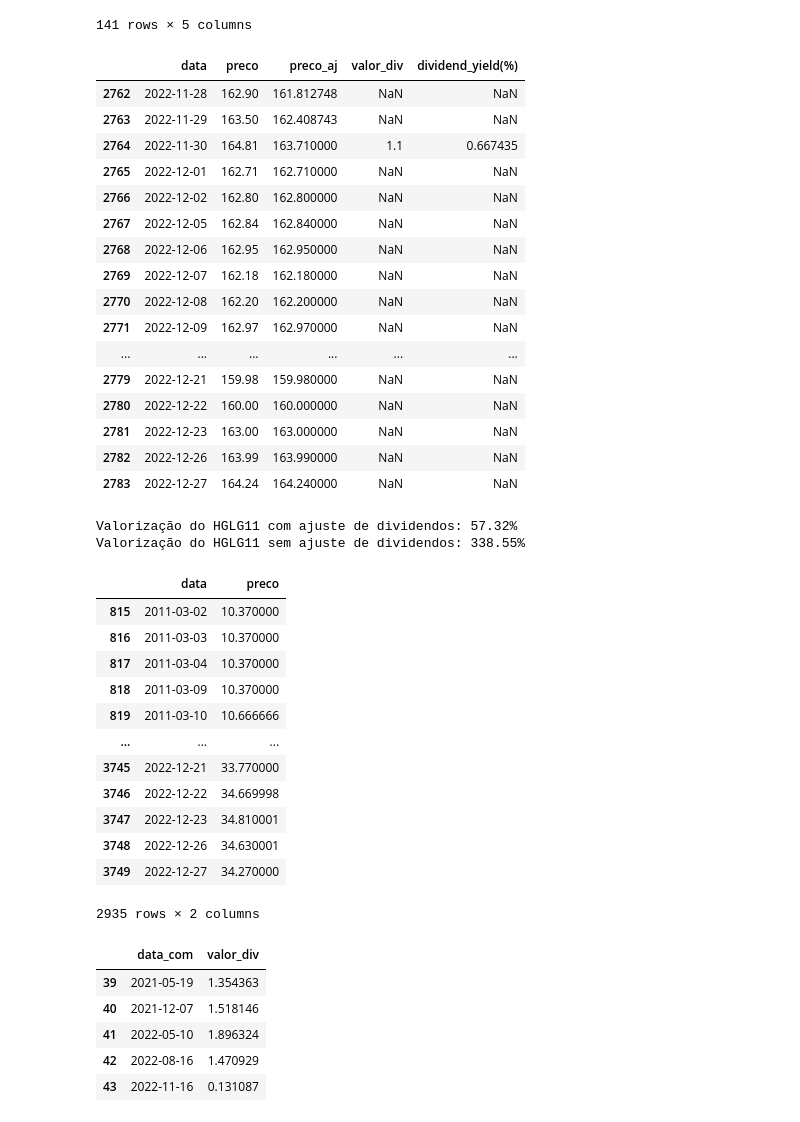
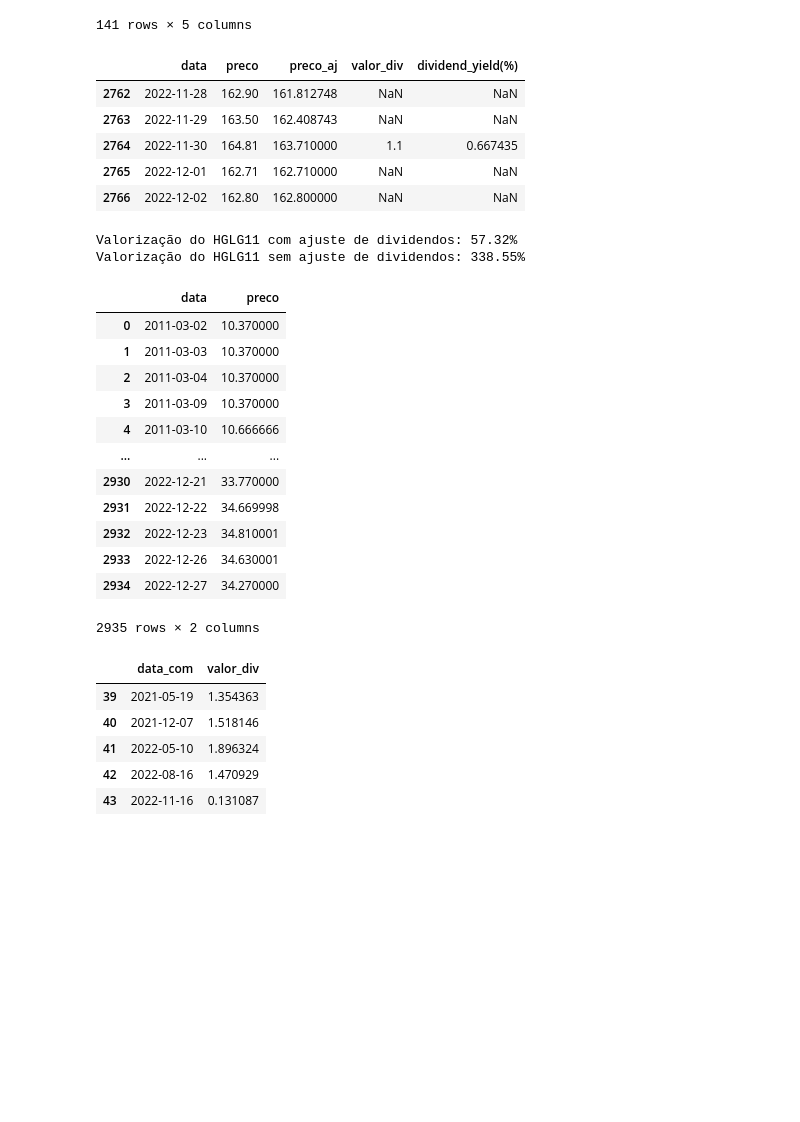
Before and after one commit to crdcj/medium, a Jupyter notebook: HGLG/hglg11_vs_taee11.ipynb, the cells around one changed output. Saved outputs shown, nothing was run; the diff lists cells and outputs as text; code cells hidden in the pictures; blank space fills up the shorter version.

```diff
--- a/HGLG/hglg11_vs_taee11.ipynb
+++ b/HGLG/hglg11_vs_taee11.ipynb
@@ -80,25 +80,15 @@ hglg11_precos.query("valor_div > 0")
 | 2764 | 2022-11-30 | 164.81 | 163.710000 | 1.10 | 0.667435 |
 141 rows × 5 columns
 # %%
-hglg11_precos.query('data >= "2022-11-27"')
+# Última distribuição de dividendos
+hglg11_precos.query('data >= "2022-11-27"').head()
 # %% [output]
 |  | data | preco | preco_aj | valor_div | dividend_yield(%) |
 | 2762 | 2022-11-28 | 162.90 | 161.812748 | NaN | NaN |
 | 2763 | 2022-11-29 | 163.50 | 162.408743 | NaN | NaN |
 | 2764 | 2022-11-30 | 164.81 | 163.710000 | 1.1 | 0.667435 |
 | 2765 | 2022-12-01 | 162.71 | 162.710000 | NaN | NaN |
 | 2766 | 2022-12-02 | 162.80 | 162.800000 | NaN | NaN |
-| 2767 | 2022-12-05 | 162.84 | 162.840000 | NaN | NaN |
-| 2768 | 2022-12-06 | 162.95 | 162.950000 | NaN | NaN |
-| 2769 | 2022-12-07 | 162.18 | 162.180000 | NaN | NaN |
-| 2770 | 2022-12-08 | 162.20 | 162.200000 | NaN | NaN |
-| 2771 | 2022-12-09 | 162.97 | 162.970000 | NaN | NaN |
-| ... | ... | ... | ... | ... | ... |
-| 2779 | 2022-12-21 | 159.98 | 159.980000 | NaN | NaN |
-| 2780 | 2022-12-22 | 160.00 | 160.000000 | NaN | NaN |
-| 2781 | 2022-12-23 | 163.00 | 163.000000 | NaN | NaN |
-| 2782 | 2022-12-26 | 163.99 | 163.990000 | NaN | NaN |
-| 2783 | 2022-12-27 | 164.24 | 164.240000 | NaN | NaN |
 # %%
 # Comparar os preços com e sem ajuste do HGLG11 com o Plotly
 fig = go.Figure()
@@ -149,20 +139,21 @@ taee11_precos = (
     .query('data >= "2011-03-02"')
     # Selecionar apenas as colunas de interesse
     [['data', 'preco']]
+    .reset_index(drop=True)
 )
 taee11_precos
 # %% [output]
 |  | data | preco |
-| 815 | 2011-03-02 | 10.370000 |
-| 816 | 2011-03-03 | 10.370000 |
-| 817 | 2011-03-04 | 10.370000 |
-| 818 | 2011-03-09 | 10.370000 |
-| 819 | 2011-03-10 | 10.666666 |
+| 0 | 2011-03-02 | 10.370000 |
+| 1 | 2011-03-03 | 10.370000 |
+| 2 | 2011-03-04 | 10.370000 |
+| 3 | 2011-03-09 | 10.370000 |
+| 4 | 2011-03-10 | 10.666666 |
 | ... | ... | ... |
-| 3745 | 2022-12-21 | 33.770000 |
-| 3746 | 2022-12-22 | 34.669998 |
-| 3747 | 2022-12-23 | 34.810001 |
-| 3748 | 2022-12-26 | 34.630001 |
-| 3749 | 2022-12-27 | 34.270000 |
+| 2930 | 2022-12-21 | 33.770000 |
+| 2931 | 2022-12-22 | 34.669998 |
+| 2932 | 2022-12-23 | 34.810001 |
+| 2933 | 2022-12-26 | 34.630001 |
+| 2934 | 2022-12-27 | 34.270000 |
 2935 rows × 2 columns
 # %%
```
Also changed, not shown: parts of 8 cells of this notebook, 2 other files.
